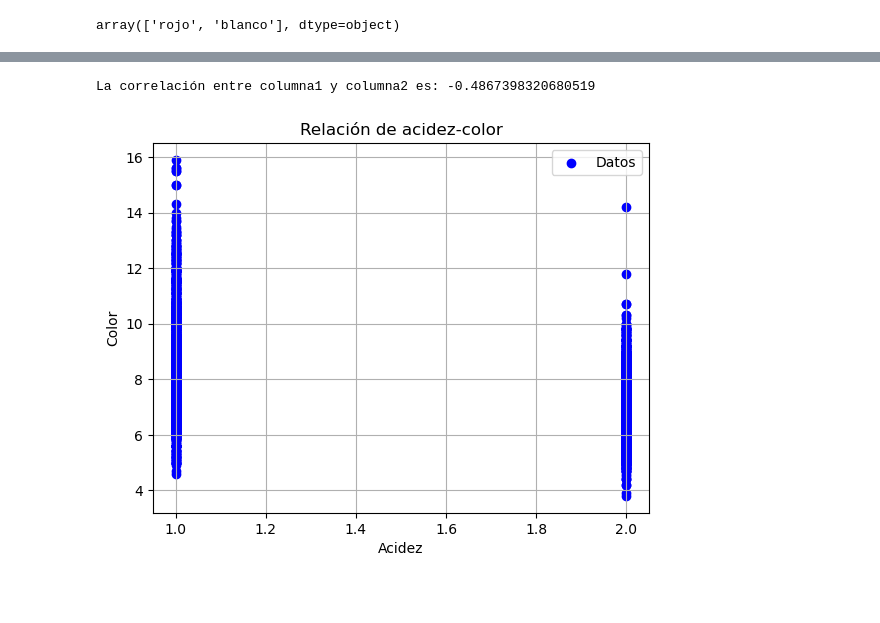
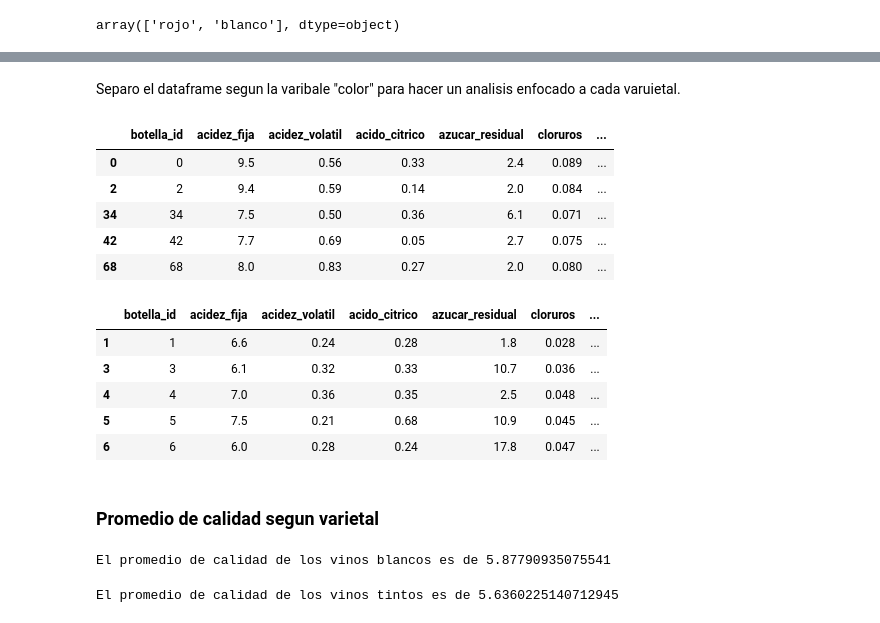
Before and after one commit to CarCarrasco1/Harvest, a Jupyter notebook: EDA.ipynb, the cells around one changed output, grey strips where cells are left out. Cells and saved outputs as stored; diff of their text form; code cells hidden in the pictures; blank space fills up the shorter version.

```diff
--- a/EDA.ipynb
+++ b/EDA.ipynb
@@ -75,6 +51,0 @@ vinos.head()
-# %%
-correlacion = vinos['acidez_fija'].corr(vinos['color'])
-
-print("La correlación entre columna1 y columna2 es:", correlacion)
-# %% [output]
-La correlación entre columna1 y columna2 es: -0.4867398320680519
@@ -84,18 +52,2 @@ import seaborn as sns
-# %%
-# Graficar los datos en un gráfico de dispersión
-plt.scatter(vinos['color'], vinos['acidez_fija'], color='blue', label='Datos')
-
-# Agregar una línea para mostrar la correlación entre las dos columnas
-#plt.plot(vinos['acidez_fija'], correlacion * vinos['color'], color='red', label=f'Correlación: {correlacion:.2f}')
-
-# Configuraciones del gráfico
-plt.xlabel('Acidez')
-plt.ylabel('Color')
-plt.title('Relación de acidez-color')
-plt.legend()
-plt.grid(True)
-
-# Mostrar el gráfico
-plt.show()
-# %% [output]
-[figure, removed]
+# %% [markdown]
+Separo el dataframe segun la varibale "color" para hacer un analisis enfocado a cada varuietal.
@@ -101,0 +57,36 @@ plt.show()
+# %%
+df_tintos.head()
+# %% [output]
+|  | botella_id | acidez_fija | acidez_volatil | acido_citrico | azucar_residual | cloruros | ... |
+| 0 | 0 | 9.5 | 0.56 | 0.33 | 2.4 | 0.089 | ... |
+| 2 | 2 | 9.4 | 0.59 | 0.14 | 2.0 | 0.084 | ... |
+| 34 | 34 | 7.5 | 0.50 | 0.36 | 6.1 | 0.071 | ... |
+| 42 | 42 | 7.7 | 0.69 | 0.05 | 2.7 | 0.075 | ... |
+| 68 | 68 | 8.0 | 0.83 | 0.27 | 2.0 | 0.080 | ... |
+# %%
+df_blancos.head()
+# %% [output]
+|  | botella_id | acidez_fija | acidez_volatil | acido_citrico | azucar_residual | cloruros | ... |
+| 1 | 1 | 6.6 | 0.24 | 0.28 | 1.8 | 0.028 | ... |
+| 3 | 3 | 6.1 | 0.32 | 0.33 | 10.7 | 0.036 | ... |
+| 4 | 4 | 7.0 | 0.36 | 0.35 | 2.5 | 0.048 | ... |
+| 5 | 5 | 7.5 | 0.21 | 0.68 | 10.9 | 0.045 | ... |
+| 6 | 6 | 6.0 | 0.28 | 0.24 | 17.8 | 0.047 | ... |
+# %% [markdown]
+### Promedio de calidad segun varietal
+# %%
+#Promedio de los blancos
+
+prom_blancos = df_blancos['calidad'].mean()
+
+print('El promedio de calidad de los vinos blancos es de', prom_blancos)
+# %% [output]
+El promedio de calidad de los vinos blancos es de 5.87790935075541
+# %%
+# Promedio de calidad de los tintos
+
+prom_tintos = df_tintos['calidad'].mean()
+
+print('El promedio de calidad de los vinos tintos es de', prom_tintos)
+# %% [output]
+El promedio de calidad de los vinos tintos es de 5.6360225140712945
```
Also changed, not shown: parts of 11 cells of this notebook.
